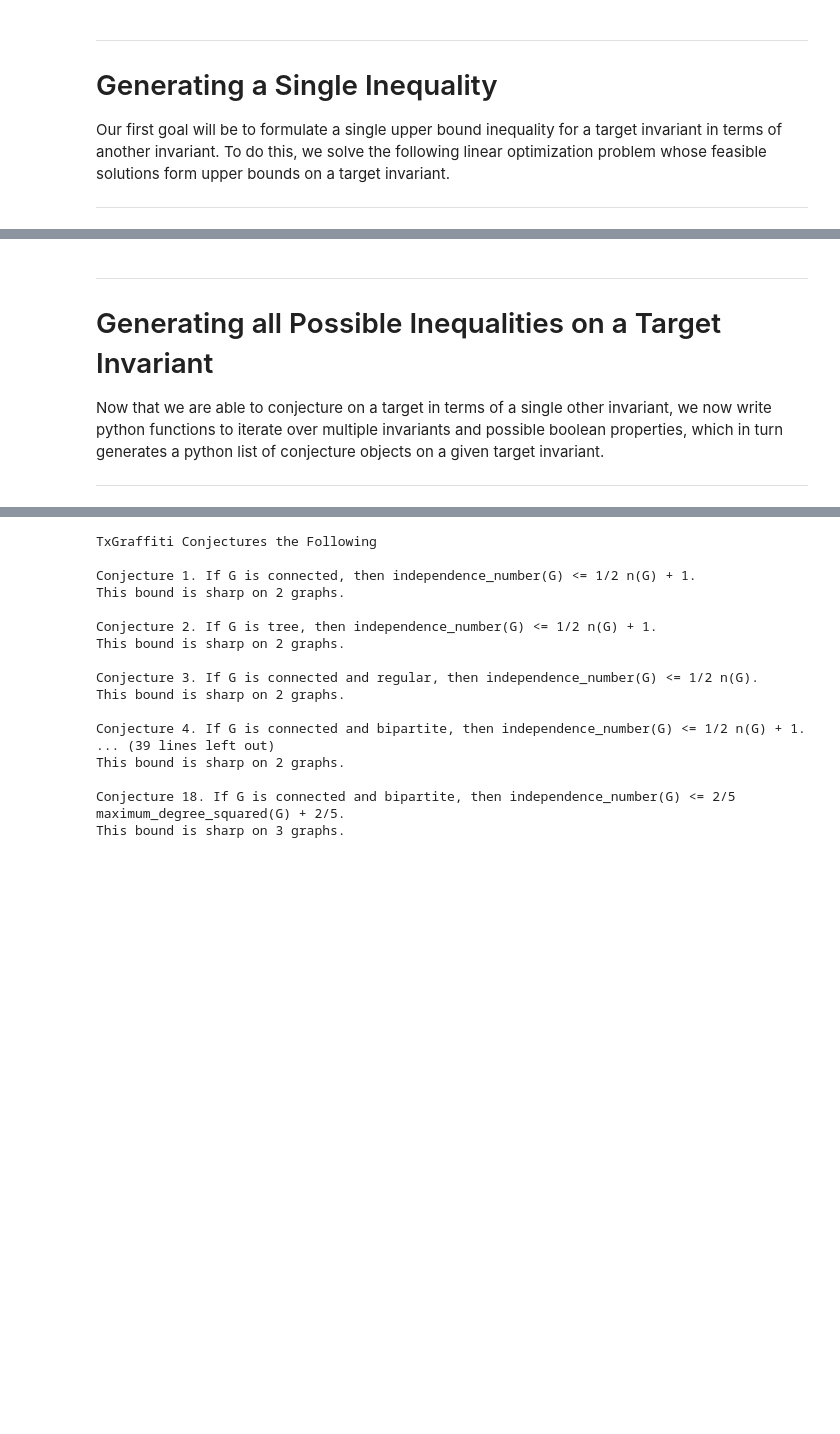
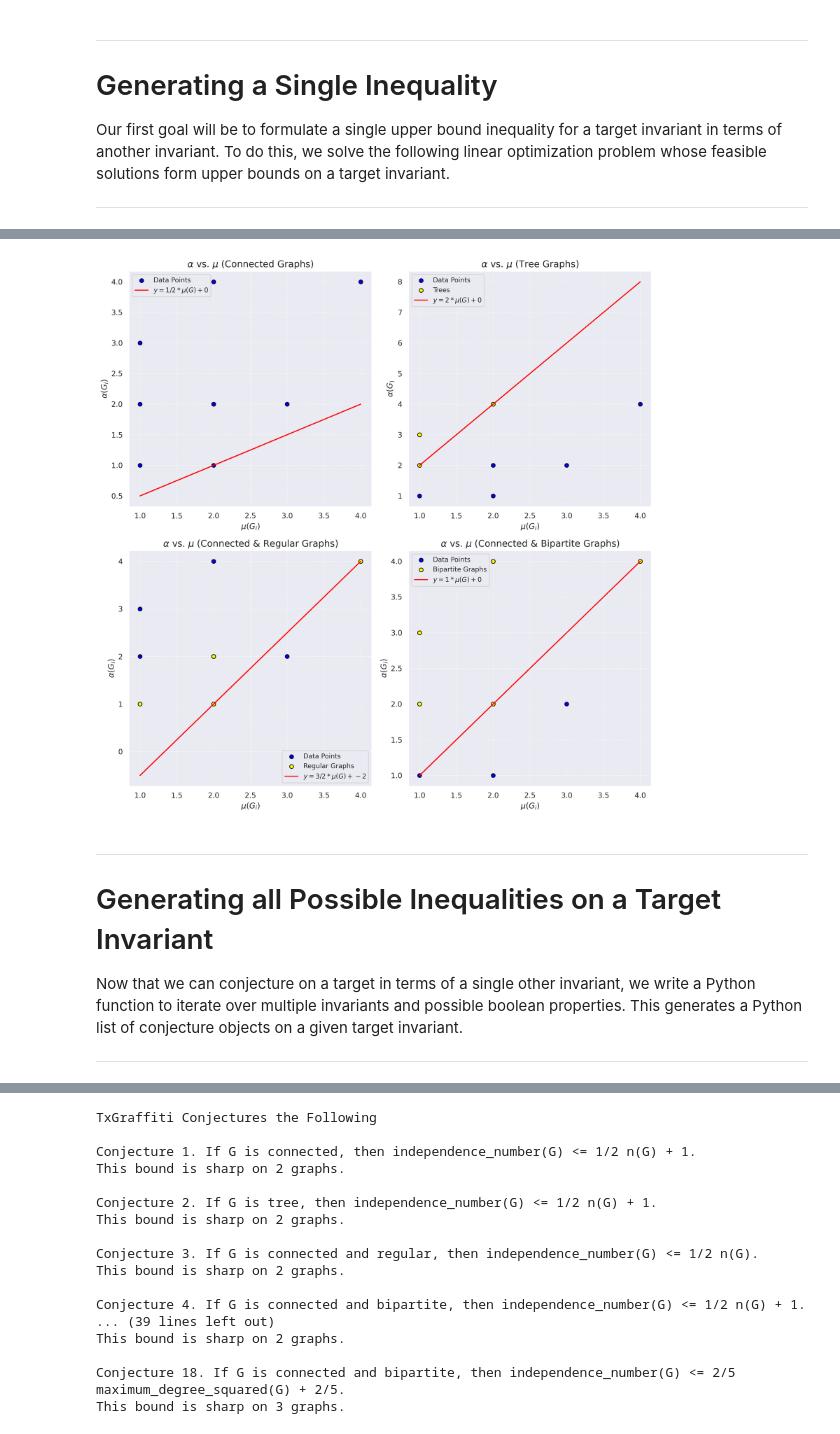
Before and after one commit to RandyRDavila/Automated-conjecturing-in-mathematics-with-TxGraffiti, a Jupyter notebook: notebooks/TxGraffiti_Experiment.ipynb, the cells around one changed output, grey strips where cells are left out. Saved outputs shown, nothing was run; the diff lists cells and outputs as text; code cells hidden in the pictures; blank space fills up the shorter version.

```diff
--- a/notebooks/TxGraffiti_Experiment.ipynb
+++ b/notebooks/TxGraffiti_Experiment.ipynb
@@ -642,8 +674,70 @@ If G is connected and regular, then independence_number(G) <= 1/2 n(G).
+# %%
+# Formulate the following 4 lower bounds for the independence number.
+# The figure produced in this code cell is Figure 2 in the paper
+# associated with this notebook.
+conj1 = make_lower_linear_conjecture(df, "independence_number", "matching_number", "connected")
+conj2 = make_lower_linear_conjecture(df, "independence_number", "matching_number", "tree")
+conj3 = make_lower_linear_conjecture(df, "independence_number", "matching_number", "connected and regular")
+conj4 = make_lower_linear_conjecture(df, "independence_number", "matching_number", "connected and bipartite")
+
+# Set up a 2x2 grid of subplots
+fig, axes = plt.subplots(2, 2, figsize=(12, 12), dpi=300)
+
+# First subplot: independence number vs n (connected graphs, conj1)
+axes[0, 0].scatter(df["matching_number"], df["independence_number"], color="blue", edgecolor="black", label="Data Points")
+axes[0, 0].plot(df["matching_number"], conj1.conclusion.slope * df["matching_number"] + conj1.conclusion.intercept, color="red", linestyle="-", label=f"$y = {conj1.conclusion.slope}*\mu(G) + {conj1.conclusion.intercept}$")
+axes[0, 0].set_xlabel(r"$\mu(G_i)$", fontsize=12)
+axes[0, 0].set_ylabel(r"$\alpha(G_i)$", fontsize=12)
+axes[0, 0].set_title(r"$\alpha$ vs. $\mu$ (Connected Graphs)", fontsize=14)
+axes[0, 0].grid(True, which="both", linestyle="--", linewidth=0.7, alpha=0.7)
+axes[0, 0].legend(fontsize=10)
+
+# Second subplot: independence number vs n (trees, conj2)
+axes[0, 1].scatter(df["matching_number"], df["independence_number"], color="blue", edgecolor="black", label="Data Points")
+df_trees = df[df["tree"] == True]
+axes[0, 1].scatter(df_trees["matching_number"], df_trees["independence_number"], color="yellow", edgecolor="black", label="Trees")
+axes[0, 1].plot(df["matching_number"], conj2.conclusion.slope * df["matching_number"] + conj2.conclusion.intercept, color="red", linestyle="-", label=f"$y = {conj2.conclusion.slope}*\mu(G) + {conj2.conclusion.intercept}$")
+axes[0, 1].set_xlabel(r"$\mu(G_i)$", fontsize=12)
+axes[0, 1].set_ylabel(r"$\alpha(G_)$", fontsize=12)
+axes[0, 1].set_title(r"$\alpha$ vs. $\mu$ (Tree Graphs)", fontsize=14)
+axes[0, 1].grid(True, which="both", linestyle="--", linewidth=0.7, alpha=0.7)
+axes[0, 1].legend(fontsize=10)
+
+# Third subplot: independence number vs n (connected and regular graphs, conj3)
+axes[1, 0].scatter(df["matching_number"], df["independence_number"], color="blue", edgecolor="black", label="Data Points")
+df_regular = df[df["connected and regular"] == True]
+axes[1, 0].scatter(df_regular["matching_number"], df_regular["independence_number"], color="yellow", edgecolor="black", label="Regular Graphs")
+axes[1, 0].plot(df["matching_number"], conj3.conclusion.slope * df["matching_number"] + conj3.conclusion.intercept, color="red", linestyle="-", label=f"$y = {conj3.conclusion.slope}*\mu(G) + {conj3.conclusion.intercept}$")
+axes[1, 0].set_xlabel(r"$\mu(G_i)$", fontsize=12)
+axes[1, 0].set_ylabel(r"$\alpha(G_i)$", fontsize=12)
+axes[1, 0].set_title(r"$\alpha$ vs. $\mu$ (Connected & Regular Graphs)", fontsize=14)
+axes[1, 0].grid(True, which="both", linestyle="--", linewidth=0.7, alpha=0.7)
+axes[1, 0].legend(fontsize=10)
+
+# Fourth subplot: independence number vs n (connected and bipartite graphs, conj4)
+axes[1, 1].scatter(df["matching_number"], df["independence_number"], color="blue", edgecolor="black", label="Data Points")
+df_bipartite = df[df["connected and bipartite"] == True]
+axes[1, 1].scatter(df_bipartite["matching_number"], df_bipartite["independence_number"], color="yellow", edgecolor="black", label="Bipartite Graphs")
+axes[1, 1].plot(df["matching_number"], conj4.conclusion.slope * df["matching_number"] + conj4.conclusion.intercept, color="red", linestyle="-", label=f"$y = {conj4.conclusion.slope}*\mu(G) + {conj4.conclusion.intercept}$")
+axes[1, 1].set_xlabel(r"$\mu(G_i)$", fontsize=12)
+axes[1, 1].set_ylabel(r"$\alpha(G_i)$", fontsize=12)
+axes[1, 1].set_title(r"$\alpha$ vs. $\mu$ (Connected & Bipartite Graphs)", fontsize=14)
+axes[1, 1].grid(True, which="both", linestyle="--", linewidth=0.7, alpha=0.7)
+axes[1, 1].legend(fontsize=10)
+
+# Adjust layout and save the figure
+plt.tight_layout()
+plt.savefig("independence_number_lower_conjectures_grid.png", format='png', dpi=300, bbox_inches='tight')
+
+# Show the figure
+plt.show()
+# %% [output]
+[figure, added]
 # %% [markdown]
 ---
 
 # Generating all Possible Inequalities on a Target Invariant
 
-Now that we are able to conjecture on a target in terms of a single other invariant, we now write python functions to iterate over multiple invariants and possible boolean properties, which in turn generates a python list of conjecture objects on a given target invariant.
+Now that we can conjecture on a target in terms of a single other invariant, we write a Python function to iterate over multiple invariants and possible boolean properties. This generates a Python list of conjecture objects on a given target invariant.
 
 ---
```
Also changed, not shown: parts of 21 cells of this notebook.
